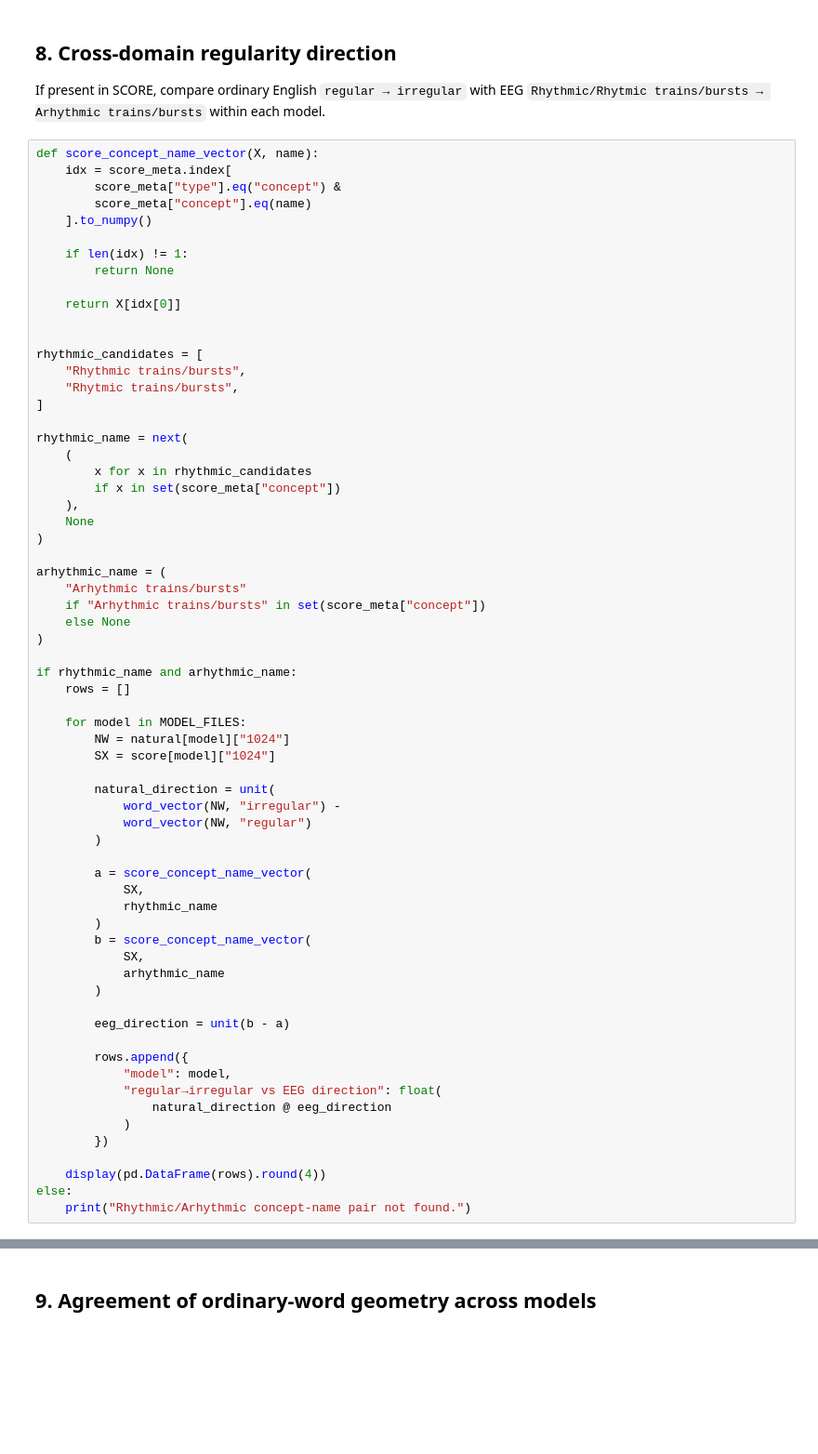
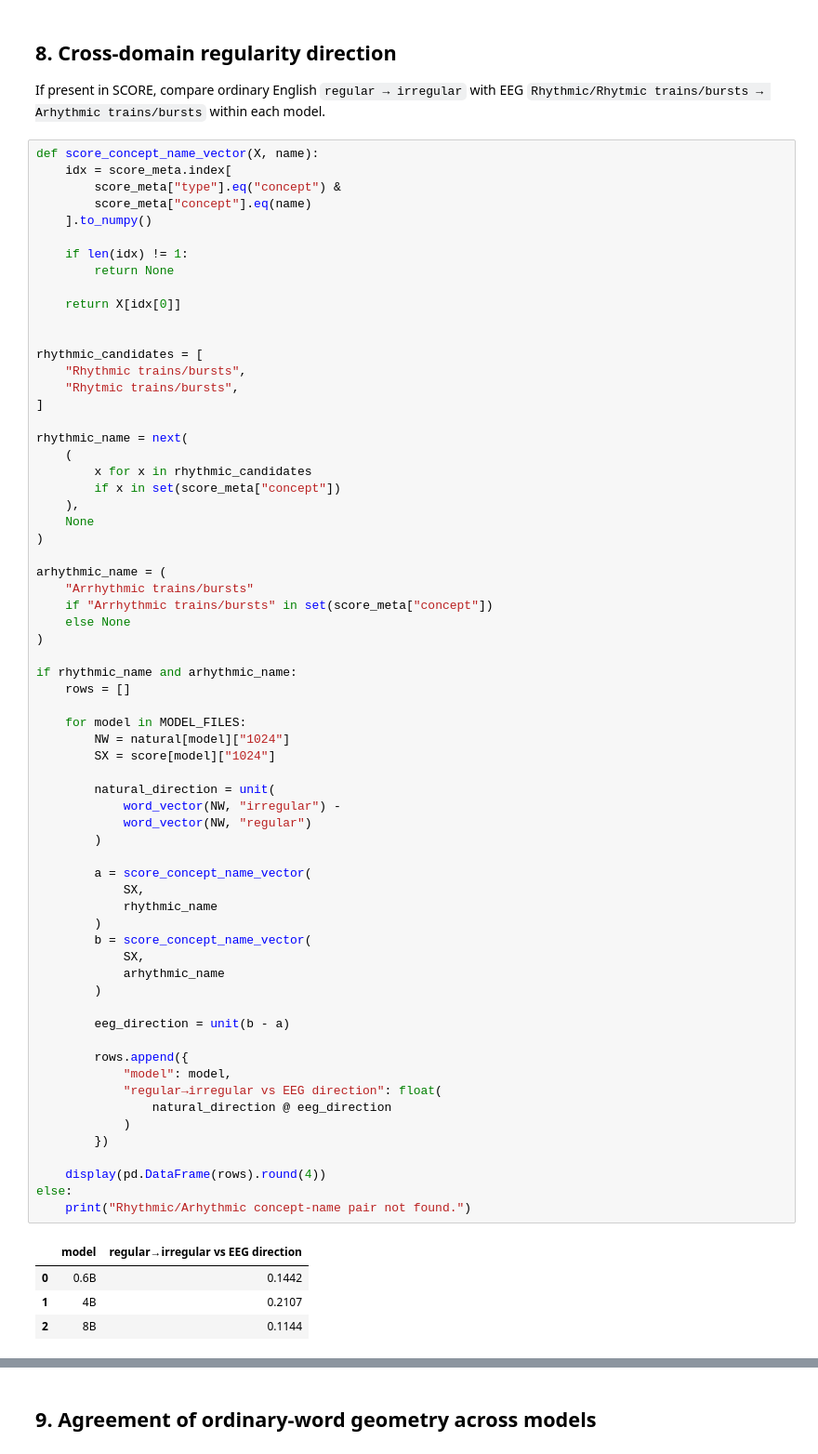
Before and after one commit to Magdalena-Marzec/concept_geo, a Jupyter notebook: compare_qwen3_embeddings.ipynb, the cells around one changed output, grey strips where cells are left out. Shown at 93% size. Saved outputs shown, nothing was run; the diff lists cells and outputs as text; blank space fills up the shorter version.

```diff
--- a/compare_qwen3_embeddings.ipynb
+++ b/compare_qwen3_embeddings.ipynb
@@ -547,8 +730,8 @@ rhythmic_name = next(
 )
 
 arhythmic_name = (
-    "Arhythmic trains/bursts"
-    if "Arhythmic trains/bursts" in set(score_meta["concept"])
+    "Arrhythmic trains/bursts"
+    if "Arrhythmic trains/bursts" in set(score_meta["concept"])
     else None
 )
 
@@ -558,30 +741,35 @@ if rhythmic_name and arhythmic_name:
     for model in MODEL_FILES:
         NW = natural[model]["1024"]
         SX = score[model]["1024"]
 
         natural_direction = unit(
             word_vector(NW, "irregular") -
             word_vector(NW, "regular")
         )
 
         a = score_concept_name_vector(
             SX,
             rhythmic_name
         )
         b = score_concept_name_vector(
             SX,
             arhythmic_name
         )
 
         eeg_direction = unit(b - a)
 
         rows.append({
             "model": model,
             "regular→irregular vs EEG direction": float(
                 natural_direction @ eeg_direction
             )
         })
 
     display(pd.DataFrame(rows).round(4))
 else:
     print("Rhythmic/Arhythmic concept-name pair not found.")
+# %% [output]
+|  | model | regular→irregular vs EEG direction |
+| 0 | 0.6B | 0.1442 |
+| 1 | 4B | 0.2107 |
+| 2 | 8B | 0.1144 |
```
Also changed, not shown: parts of 20 cells of this notebook, 2 other files.
